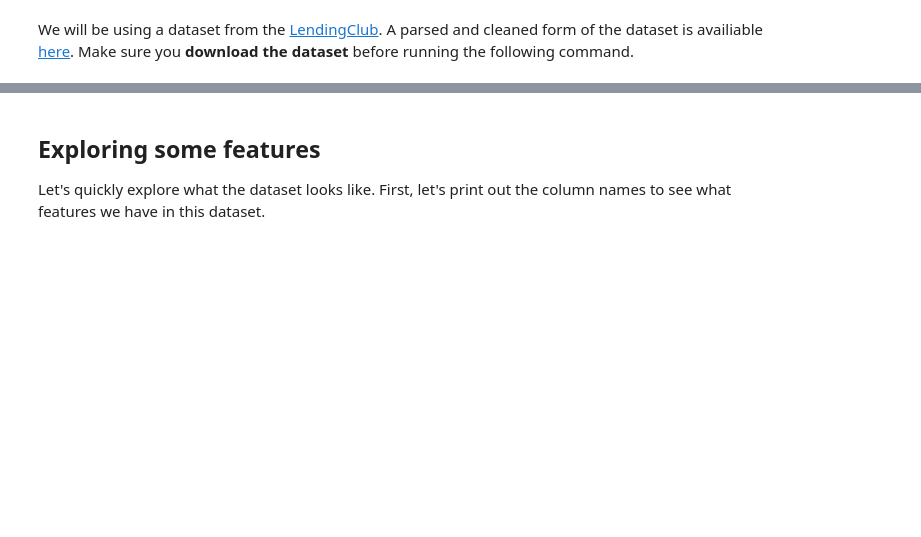
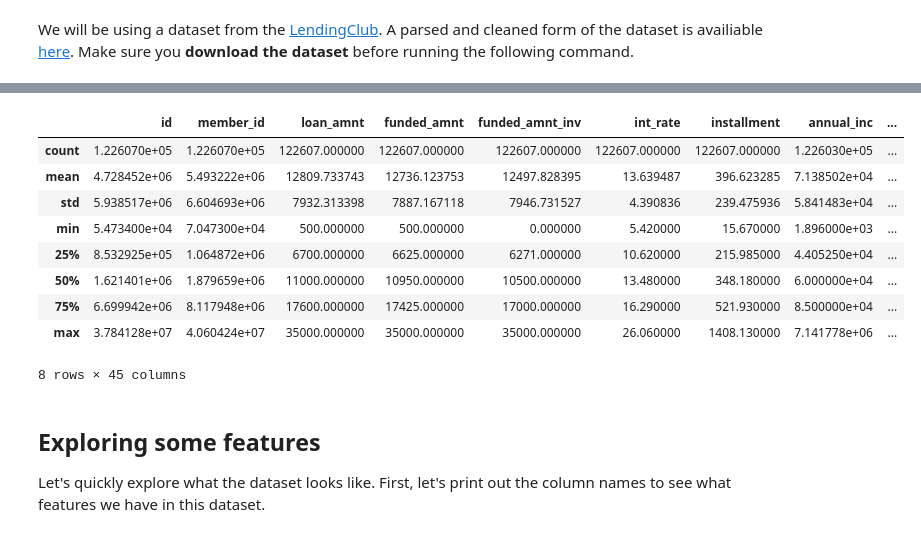
Before and after one commit to ITEC-Group-DPT/AI_FinalProject, a Jupyter notebook: notebook/NB01.ipynb, the cells around one changed output, grey strips where cells are left out. Saved outputs shown, nothing was run; the diff lists cells and outputs as text; code cells hidden in the pictures; blank space fills up the shorter version.

```diff
--- a/notebook/NB01.ipynb
+++ b/notebook/NB01.ipynb
@@ -32,3 +70,16 @@ loans = turicreate.SFrame('../data/lending-club-data.sframe/')
+# %%
+loans_df.describe()
+# %% [output]
+|  | id | member_id | loan_amnt | funded_amnt | funded_amnt_inv | int_rate | installment | annual_inc | ... |
+| count | 1.226070e+05 | 1.226070e+05 | 122607.000000 | 122607.000000 | 122607.000000 | 122607.000000 | 122607.000000 | 1.226030e+05 | ... |
+| mean | 4.728452e+06 | 5.493222e+06 | 12809.733743 | 12736.123753 | 12497.828395 | 13.639487 | 396.623285 | 7.138502e+04 | ... |
+| std | 5.938517e+06 | 6.604693e+06 | 7932.313398 | 7887.167118 | 7946.731527 | 4.390836 | 239.475936 | 5.841483e+04 | ... |
+| min | 5.473400e+04 | 7.047300e+04 | 500.000000 | 500.000000 | 0.000000 | 5.420000 | 15.670000 | 1.896000e+03 | ... |
+| 25% | 8.532925e+05 | 1.064872e+06 | 6700.000000 | 6625.000000 | 6271.000000 | 10.620000 | 215.985000 | 4.405250e+04 | ... |
+| 50% | 1.621401e+06 | 1.879659e+06 | 11000.000000 | 10950.000000 | 10500.000000 | 13.480000 | 348.180000 | 6.000000e+04 | ... |
+| 75% | 6.699942e+06 | 8.117948e+06 | 17600.000000 | 17425.000000 | 17000.000000 | 16.290000 | 521.930000 | 8.500000e+04 | ... |
+| max | 3.784128e+07 | 4.060424e+07 | 35000.000000 | 35000.000000 | 35000.000000 | 26.060000 | 1408.130000 | 7.141778e+06 | ... |
+8 rows × 45 columns
 # %% [markdown]
 ## Exploring some features
 
```
Also changed, not shown: parts of 29 cells of this notebook, 2 other files.
